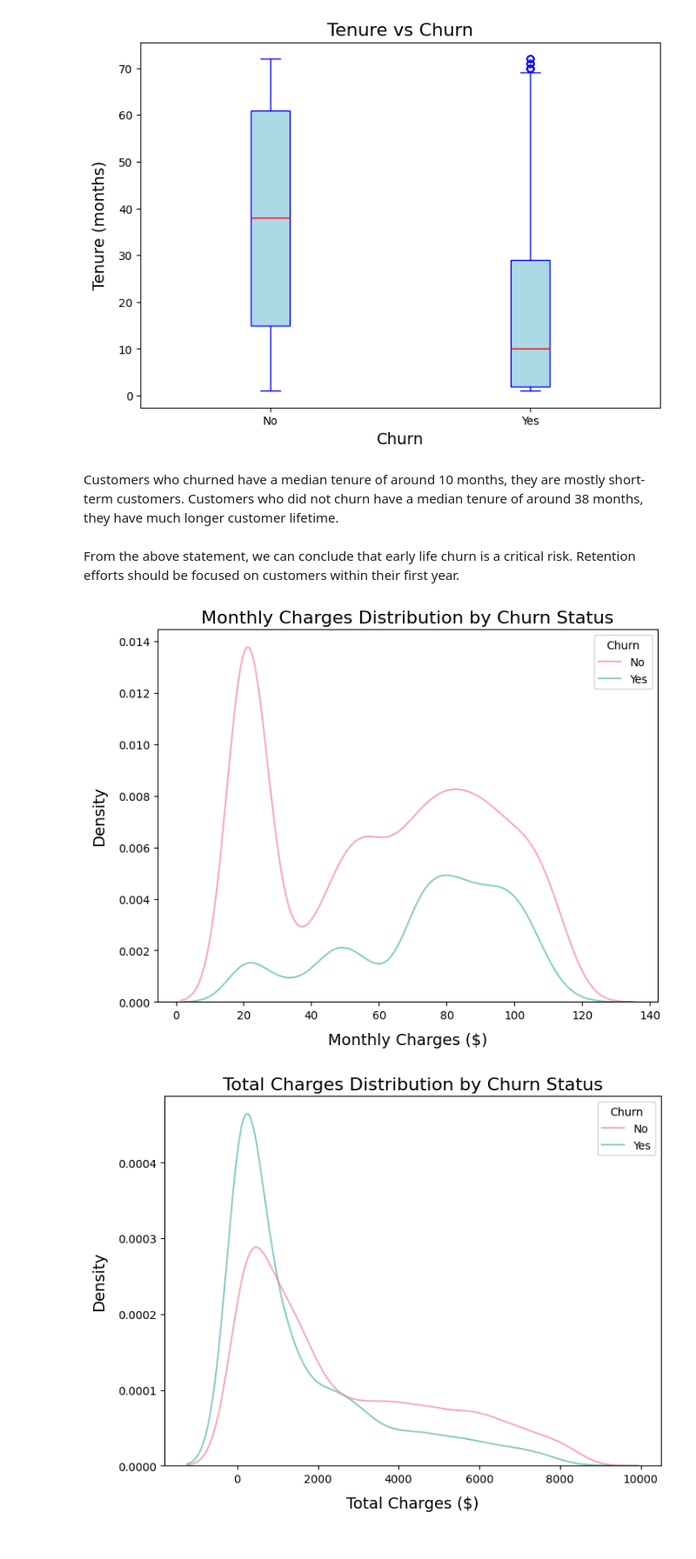
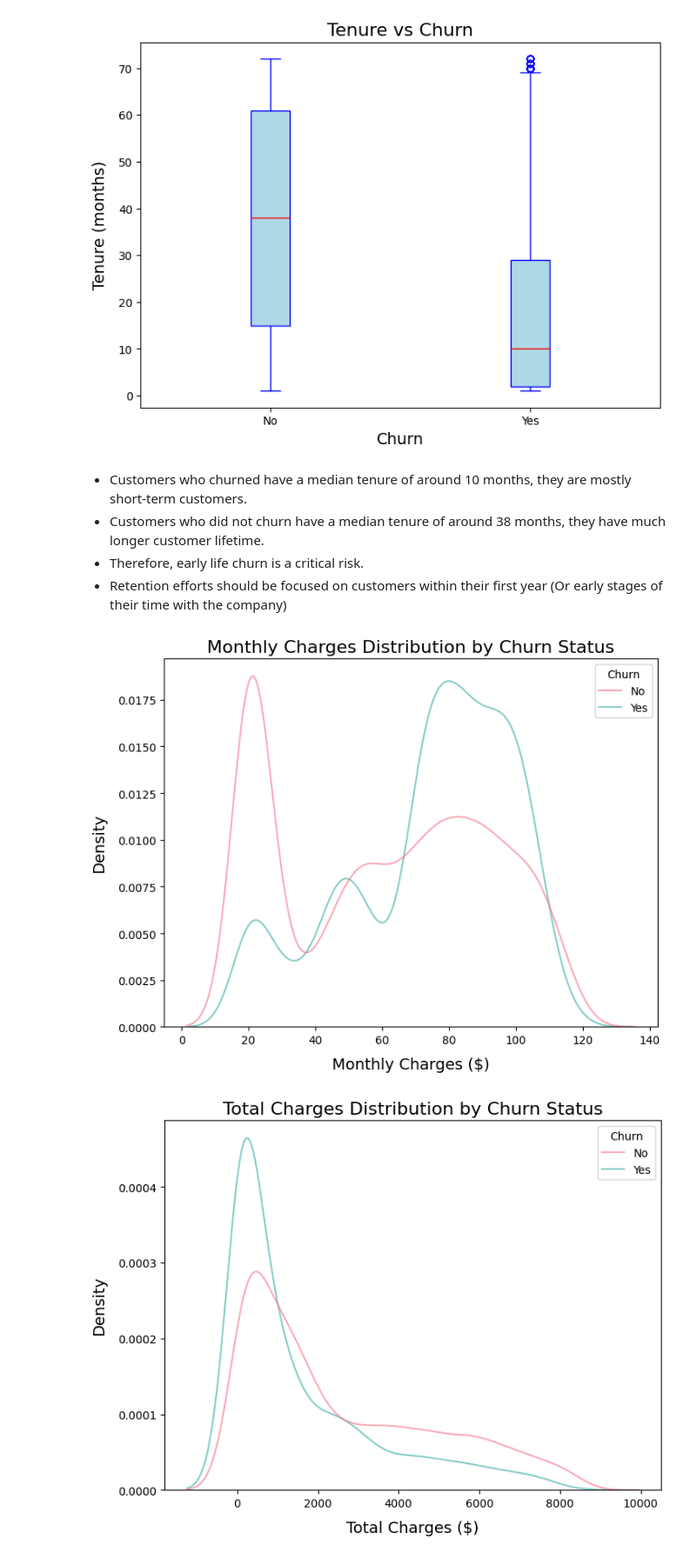
Before and after one commit to CoderCnc/ChurnPrediction, a Jupyter notebook: code.ipynb, the cells around one changed output. Shown at 87% size. Saved outputs shown, nothing was run; the diff lists cells and outputs as text; code cells hidden in the pictures.

Commit message:
Preparation for Modelling

```diff
--- a/code.ipynb
+++ b/code.ipynb
@@ -380,24 +407,25 @@ plt.show()
 # %% [output]
 [figure]
 # %% [markdown]
-Customers who churned have a median tenure of around 10 months, they are mostly short-term customers.
-Customers who did not churn have a median tenure of around 38 months, they have much longer customer lifetime.
+* Customers who churned have a median tenure of around 10 months, they are mostly short-term customers.
+* Customers who did not churn have a median tenure of around 38 months, they have much longer customer lifetime.
+* Therefore, early life churn is a critical risk.
+* Retention efforts should be focused on customers within their first year (Or early stages of their time with the company)
-# %% [markdown]
-From the above statement, we can conclude that early life churn is a critical risk.
-Retention efforts should be focused on customers within their first year.
 # %%
 # Let's make a KDE plot for the "MonthlyCharges" feature
 plt.figure(figsize=(8, 6))
-sns.kdeplot(data=df, x='MonthlyCharges', hue='Churn', fill=False, common_norm=True, palette='husl', alpha=0.6)
+sns.kdeplot(data=df, x='MonthlyCharges', hue='Churn', fill=False, common_norm=False, palette='husl', alpha=0.6)
 plt.title('Monthly Charges Distribution by Churn Status', fontsize=16)
 plt.xlabel('Monthly Charges ($)', fontsize=14, labelpad=10)
 plt.ylabel('Density', fontsize=14, labelpad=10)
 plt.show()
 
 # The KDE plot for "MonthlyCharges" shows that customers who churn tend to have higher monthly charges compared to those who stay.
 # This indicates that higher monthly costs may be a significant factor contributing to customer churn.
+# However, some customers who have lower monthly charges could be the newcomers with low tenure, and they might churn due to other reasons.
+# Theory: When building predictive models, filtering out customers with very low tenure could help in reducing noise in the data.
 # %% [output]
-[figure, old version]
+[figure, new version]
 # %%
 # Let's make a KDE plot for "TotalCharges" feature
 plt.figure(figsize=(8, 6))
```
Also changed, not shown: parts of 26 cells of this notebook.
